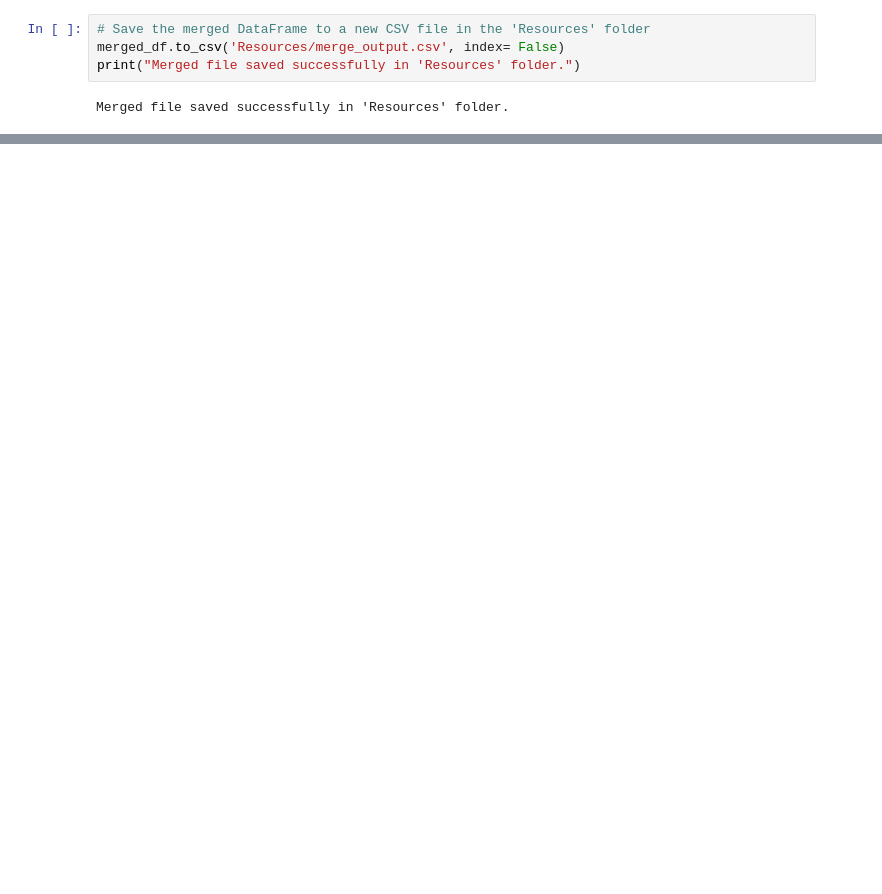
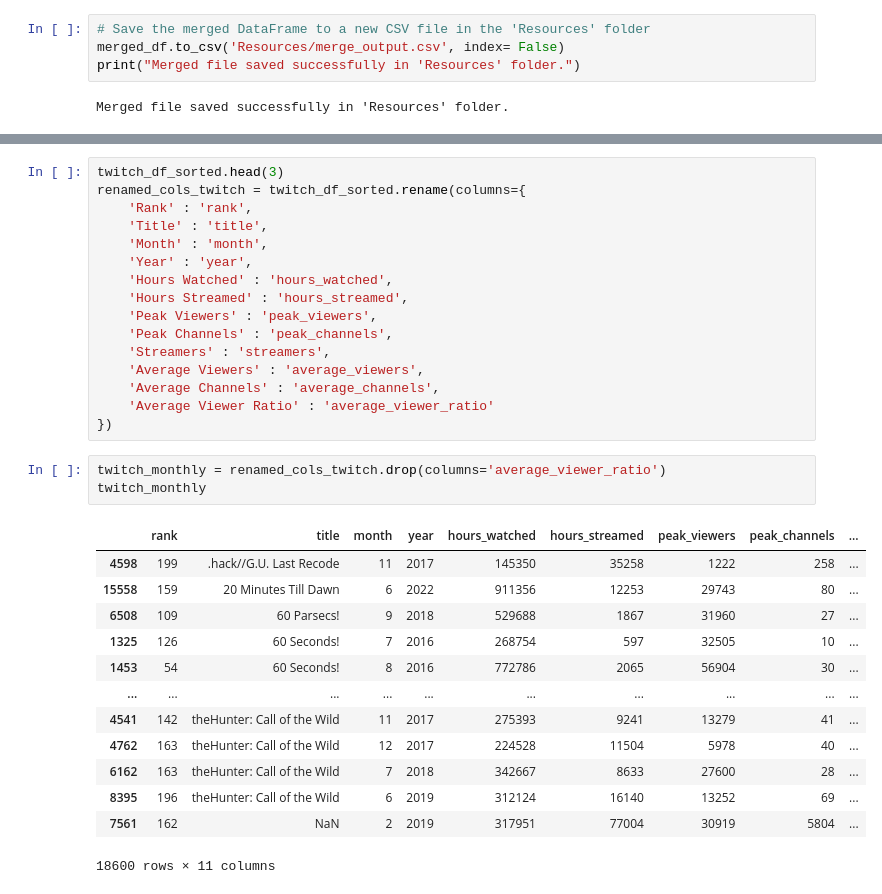
Before and after one commit to rponticelli0/Project_3_Group_7, a Jupyter notebook: twitch_csv_analysis.ipynb, the cells around one changed output, grey strips where cells are left out. Drawn from its saved outputs; the diff is of its cells as text; blank space fills up the shorter version.

Commit message:
compelted addition of second table into sqlite db. updated template to match

```diff
--- a/twitch_csv_analysis.ipynb
+++ b/twitch_csv_analysis.ipynb
@@ -161,0 +196,33 @@ merged_df.head()
+# %%
+twitch_df_sorted.head(3)
+renamed_cols_twitch = twitch_df_sorted.rename(columns={
+    'Rank' : 'rank',
+    'Title' : 'title',
+    'Month' : 'month',
+    'Year' : 'year',
+    'Hours Watched' : 'hours_watched',
+    'Hours Streamed' : 'hours_streamed',
+    'Peak Viewers' : 'peak_viewers',
+    'Peak Channels' : 'peak_channels',
+    'Streamers' : 'streamers',
+    'Average Viewers' : 'average_viewers',
+    'Average Channels' : 'average_channels',
+    'Average Viewer Ratio' : 'average_viewer_ratio'
+})
+# %%
+twitch_monthly = renamed_cols_twitch.drop(columns='average_viewer_ratio')
+twitch_monthly
+# %% [output]
+|  | rank | title | month | year | hours_watched | hours_streamed | peak_viewers | peak_channels | ... |
+| 4598 | 199 | .hack//G.U. Last Recode | 11 | 2017 | 145350 | 35258 | 1222 | 258 | ... |
+| 15558 | 159 | 20 Minutes Till Dawn | 6 | 2022 | 911356 | 12253 | 29743 | 80 | ... |
+| 6508 | 109 | 60 Parsecs! | 9 | 2018 | 529688 | 1867 | 31960 | 27 | ... |
+| 1325 | 126 | 60 Seconds! | 7 | 2016 | 268754 | 597 | 32505 | 10 | ... |
+| 1453 | 54 | 60 Seconds! | 8 | 2016 | 772786 | 2065 | 56904 | 30 | ... |
+| ... | ... | ... | ... | ... | ... | ... | ... | ... | ... |
+| 4541 | 142 | theHunter: Call of the Wild | 11 | 2017 | 275393 | 9241 | 13279 | 41 | ... |
+| 4762 | 163 | theHunter: Call of the Wild | 12 | 2017 | 224528 | 11504 | 5978 | 40 | ... |
+| 6162 | 163 | theHunter: Call of the Wild | 7 | 2018 | 342667 | 8633 | 27600 | 28 | ... |
+| 8395 | 196 | theHunter: Call of the Wild | 6 | 2019 | 312124 | 16140 | 13252 | 69 | ... |
+| 7561 | 162 | NaN | 2 | 2019 | 317951 | 77004 | 30919 | 5804 | ... |
+18600 rows × 11 columns
```
Also changed, not shown: parts of 5 cells of this notebook, 3 other files.
